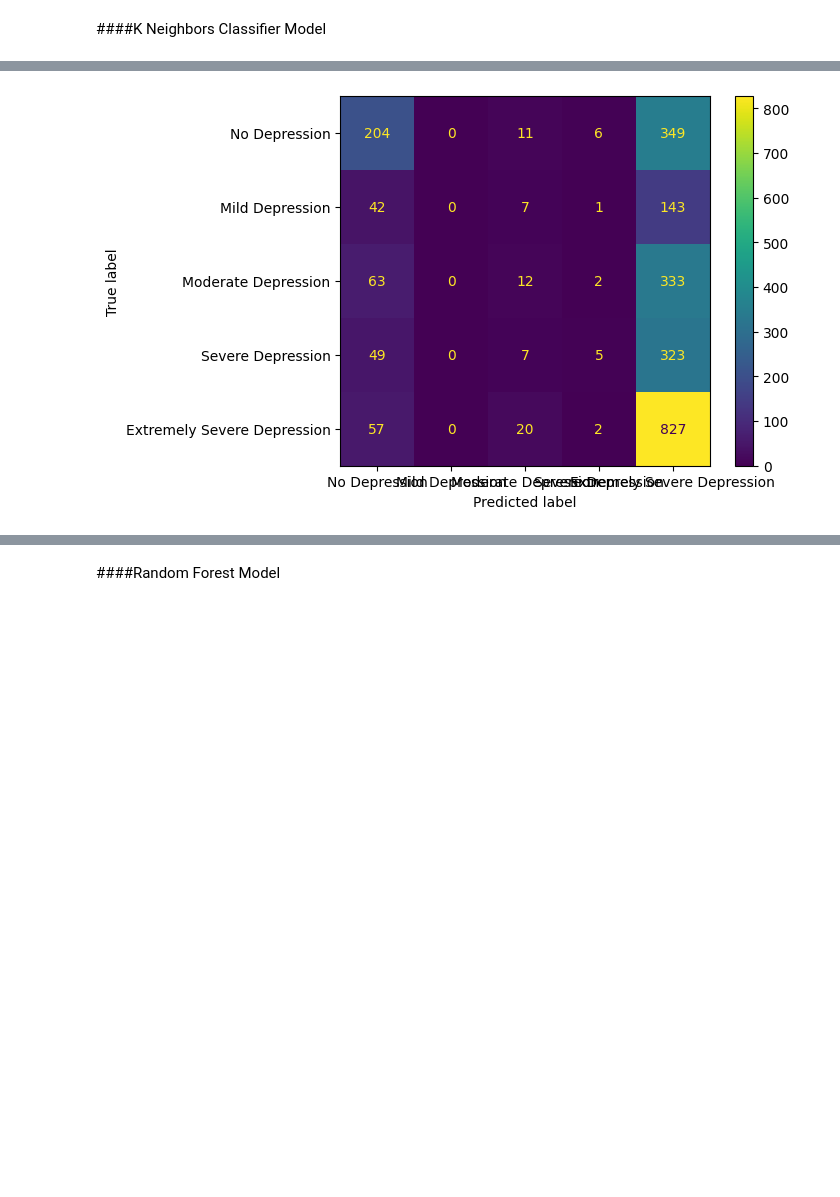
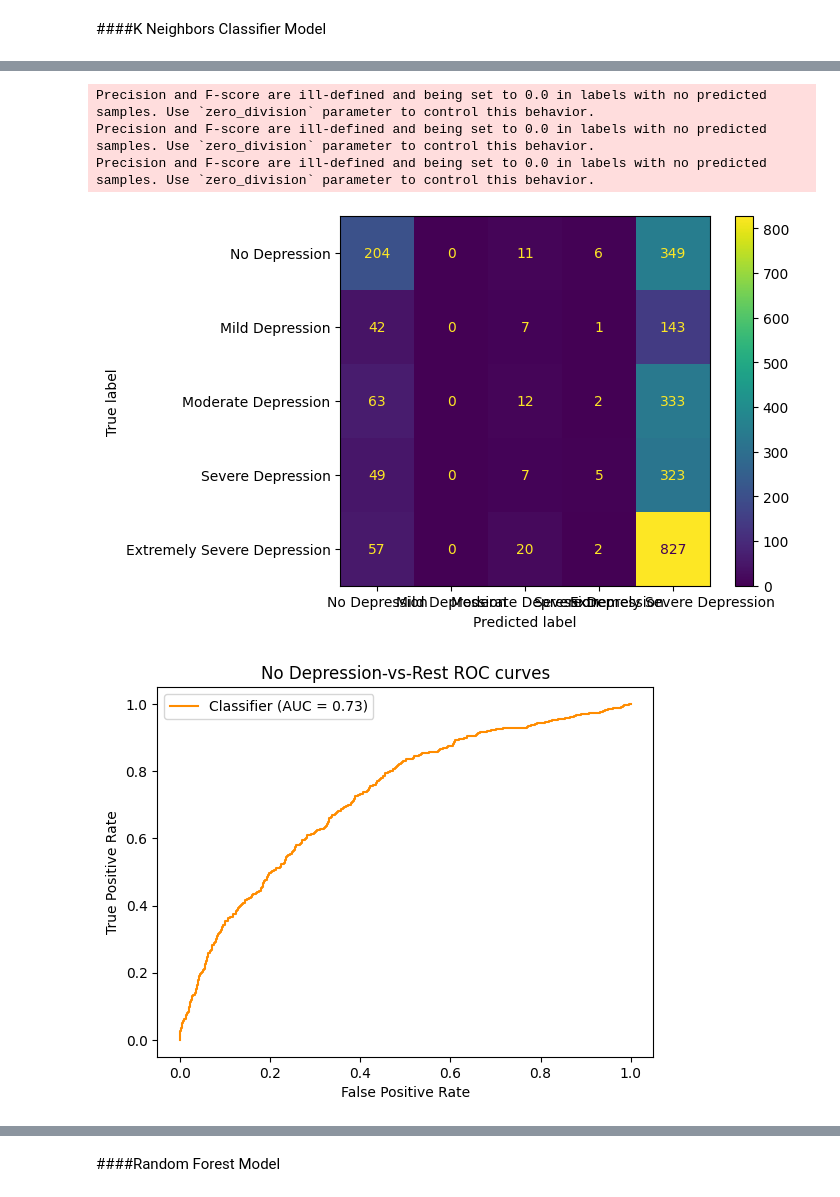
Before and after one commit to SeanWallinger/DataScienceProject, a Jupyter notebook: Data_Science_Project.ipynb, the cells around one changed output, grey strips where cells are left out. Drawn from its saved outputs; the diff is of its cells as text; code cells hidden in the pictures; blank space fills up the shorter version.

```diff
--- a/Data_Science_Project.ipynb
+++ b/Data_Science_Project.ipynb
@@ -1275,4 +1371,7 @@ X = Classdf[features]
 D = Classdf[targets[0]]
 
 X_Claset, X_HoldClaset, D_Claset, D_HoldClaset = train_test_split(X, D, test_size=Holdout_size, random_state=randnum)
+
+DLinBin = LabelBinarizer().fit(D_Claset)
+DTrue_Binar = DLinBin.transform(D_HoldClaset)
 # %% [output]
@@ -1287,18 +1386,43 @@ KNParaClass = {
     }
 
 KNClass = KNeighborsClassifier()
-DepClaMod1 = GridSearchCV(KNClass, KNParaClass)
+DepClaMod1 = GridSearchCV(KNClass, KNParaClass, scoring='f1_micro')
 DepClaMod1.fit(X_Claset, D_Claset)
 
+#Accuracy
 DModel_Acc1 = DepClaMod1.score(X_HoldClaset, D_HoldClaset)
 print(f'The Accuracy of the KNClass Model is: {DModel_Acc1*100}%')
 print(DepClaMod1.best_params_)
 
+#F1 Score
 DMod1Pred = DepClaMod1.predict(X_HoldClaset)
+DMod1F1Score = f1_score(D_HoldClaset, DMod1Pred, average='micro')
+print(f'The f1 Score of the KNClas Model is: {DMod1F1Score}')
+
+#Classification Visualization
 print(classification_report(D_HoldClaset, DMod1Pred, target_names=DepClassNames))
 
 ConMax = confusion_matrix(D_HoldClaset, DMod1Pred)
-disp = ConfusionMatrixDisplay(confusion_matrix=ConMax, display_labels=DepClassNames)
-disp.plot()
+disp1 = ConfusionMatrixDisplay(confusion_matrix=ConMax, display_labels=DepClassNames)
+disp1.plot()
 plt.show()
+
+#ROC Curve generation
+DMod1_score = DepClaMod1.predict_proba(X_HoldClaset)
+
+ClassIds = [0,1,2,3,4]
+
+for i in ClassIds:
+  class_id = i
+
+  RocCurveDisplay.from_predictions(
+      DTrue_Binar[:, class_id],
+      DMod1_score[:, class_id],
+      color="darkorange",
+  )
+  plt.xlabel("False Positive Rate")
+  plt.ylabel("True Positive Rate")
+  plt.title(f"{DepClassNames[i]}-vs-Rest ROC curves")
+  plt.legend()
+  plt.show()
 # %% [output]
@@ -1308,12 +1433,16 @@ The Accuracy of the KNClass Model is: 42.549736094194074%
                              precision    recall  f1-score   support
 
               No Depression       0.49      0.36      0.41       570
             Mild Depression       0.00      0.00      0.00       193
         Moderate Depression       0.21      0.03      0.05       410
           Severe Depression       0.31      0.01      0.03       384
 Extremely Severe Depression       0.42      0.91      0.57       906
 
                    accuracy                           0.43      2463
                   macro avg       0.29      0.26      0.21      2463
                weighted avg       0.35      0.43      0.32      2463
+Precision and F-score are ill-defined and being set to 0.0 in labels with no predicted samples. Use `zero_division` parameter to control this behavior.
+Precision and F-score are ill-defined and being set to 0.0 in labels with no predicted samples. Use `zero_division` parameter to control this behavior.
+Precision and F-score are ill-defined and being set to 0.0 in labels with no predicted samples. Use `zero_division` parameter to control this behavior.
 [figure]
+[figure, added]
```
Also changed, not shown: parts of 62 cells of this notebook.
